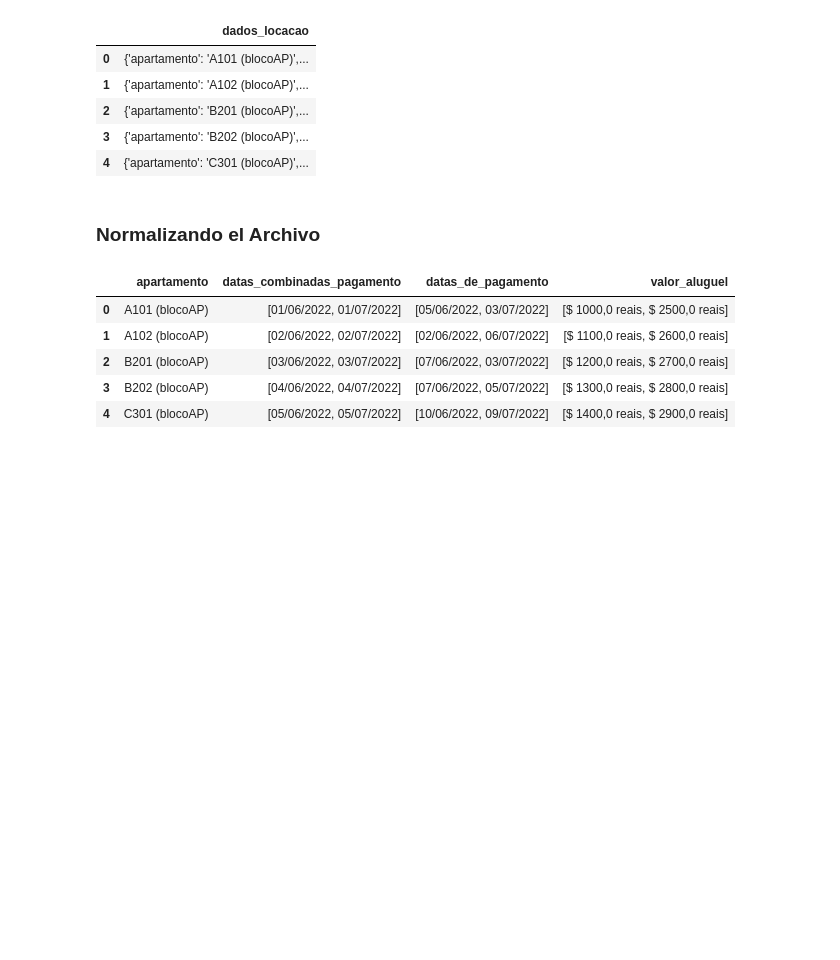
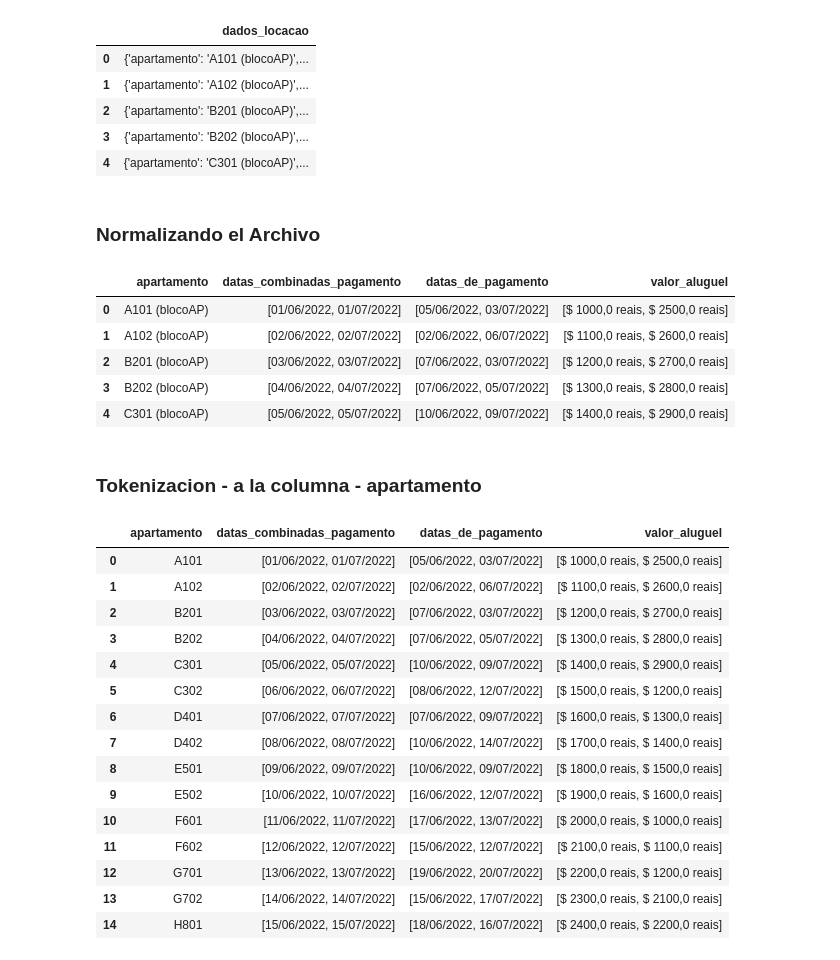
Before and after one commit to LejImkoaj/pandas_transf_manip_datos, a Jupyter notebook: desafios_proyectos/desafios.ipynb, the cells around one changed output. Saved outputs shown, nothing was run; the diff lists cells and outputs as text; code cells hidden in the pictures; blank space fills up the shorter version.

Commit message:
tokenizacion en los desafios

```diff
--- a/desafios_proyectos/desafios.ipynb
+++ b/desafios_proyectos/desafios.ipynb
@@ -170,8 +179,8 @@ import pandas as pd
 # %% [markdown]
 ### Leyendo el Archivo
 # %%
-datos = pd.read_json('dados_locacao_imoveis.json')
-datos.head()
+df = pd.read_json('dados_locacao_imoveis.json')
+df.head()
 # %% [output]
 |  | dados_locacao |
 | 0 | {'apartamento': 'A101 (blocoAP)',... |
@@ -182,8 +191,8 @@ datos.head()
 # %% [markdown]
 ### Normalizando el Archivo
 # %%
-datos = pd.json_normalize(datos['dados_locacao'])
-datos.head()
+df = pd.json_normalize(df['dados_locacao'])
+df.head()
 # %% [output]
 |  | apartamento | datas_combinadas_pagamento | datas_de_pagamento | valor_aluguel |
 | 0 | A101 (blocoAP) | [01/06/2022, 01/07/2022] | [05/06/2022, 03/07/2022] | [$ 1000,0 reais, $ 2500,0 reais] |
@@ -191,3 +200,25 @@ datos.head()
 | 2 | B201 (blocoAP) | [03/06/2022, 03/07/2022] | [07/06/2022, 03/07/2022] | [$ 1200,0 reais, $ 2700,0 reais] |
 | 3 | B202 (blocoAP) | [04/06/2022, 04/07/2022] | [07/06/2022, 05/07/2022] | [$ 1300,0 reais, $ 2800,0 reais] |
 | 4 | C301 (blocoAP) | [05/06/2022, 05/07/2022] | [10/06/2022, 09/07/2022] | [$ 1400,0 reais, $ 2900,0 reais] |
+# %% [markdown]
+### Tokenizacion - a la columna - apartamento
+# %%
+df['apartamento'] = df['apartamento'].str.replace(r'(blocoAP)', '')
+df
+# %% [output]
+|  | apartamento | datas_combinadas_pagamento | datas_de_pagamento | valor_aluguel |
+| 0 | A101 | [01/06/2022, 01/07/2022] | [05/06/2022, 03/07/2022] | [$ 1000,0 reais, $ 2500,0 reais] |
+| 1 | A102 | [02/06/2022, 02/07/2022] | [02/06/2022, 06/07/2022] | [$ 1100,0 reais, $ 2600,0 reais] |
+| 2 | B201 | [03/06/2022, 03/07/2022] | [07/06/2022, 03/07/2022] | [$ 1200,0 reais, $ 2700,0 reais] |
+| 3 | B202 | [04/06/2022, 04/07/2022] | [07/06/2022, 05/07/2022] | [$ 1300,0 reais, $ 2800,0 reais] |
+| 4 | C301 | [05/06/2022, 05/07/2022] | [10/06/2022, 09/07/2022] | [$ 1400,0 reais, $ 2900,0 reais] |
+| 5 | C302 | [06/06/2022, 06/07/2022] | [08/06/2022, 12/07/2022] | [$ 1500,0 reais, $ 1200,0 reais] |
+| 6 | D401 | [07/06/2022, 07/07/2022] | [07/06/2022, 09/07/2022] | [$ 1600,0 reais, $ 1300,0 reais] |
+| 7 | D402 | [08/06/2022, 08/07/2022] | [10/06/2022, 14/07/2022] | [$ 1700,0 reais, $ 1400,0 reais] |
+| 8 | E501 | [09/06/2022, 09/07/2022] | [10/06/2022, 09/07/2022] | [$ 1800,0 reais, $ 1500,0 reais] |
+| 9 | E502 | [10/06/2022, 10/07/2022] | [16/06/2022, 12/07/2022] | [$ 1900,0 reais, $ 1600,0 reais] |
+| 10 | F601 | [11/06/2022, 11/07/2022] | [17/06/2022, 13/07/2022] | [$ 2000,0 reais, $ 1000,0 reais] |
+| 11 | F602 | [12/06/2022, 12/07/2022] | [15/06/2022, 12/07/2022] | [$ 2100,0 reais, $ 1100,0 reais] |
+| 12 | G701 | [13/06/2022, 13/07/2022] | [19/06/2022, 20/07/2022] | [$ 2200,0 reais, $ 1200,0 reais] |
+| 13 | G702 | [14/06/2022, 14/07/2022] | [15/06/2022, 17/07/2022] | [$ 2300,0 reais, $ 2100,0 reais] |
+| 14 | H801 | [15/06/2022, 15/07/2022] | [18/06/2022, 16/07/2022] | [$ 2400,0 reais, $ 2200,0 reais] |
```
Also changed, not shown: parts of 1 cell of this notebook.
